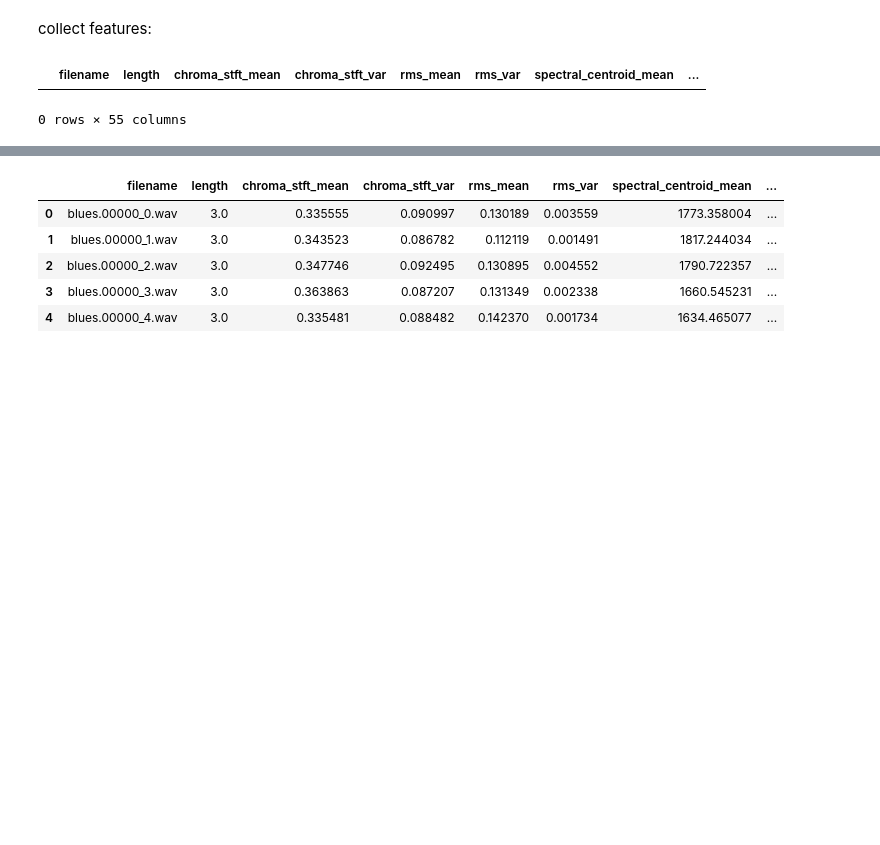
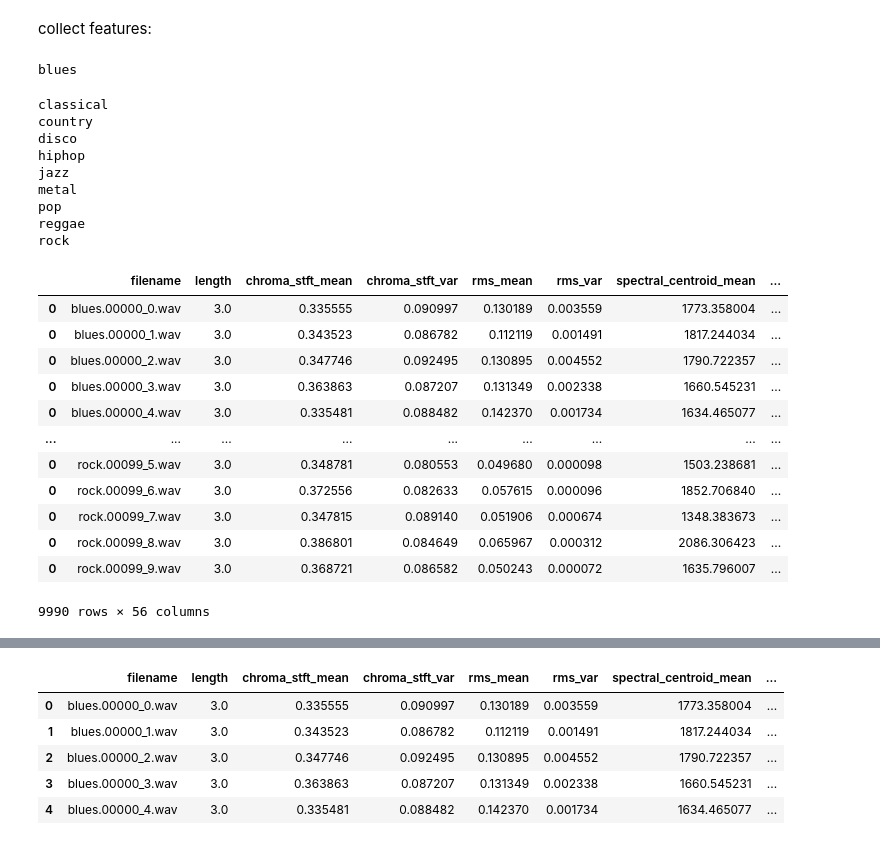
Before and after one commit to puffsheep/ECE460J_Final_Project, a Jupyter notebook: GTZAN_stuff.ipynb, the cells around one changed output, grey strips where cells are left out. Cells and saved outputs as stored; diff of their text form; code cells hidden in the pictures; blank space fills up the shorter version.

```diff
--- a/GTZAN_stuff.ipynb
+++ b/GTZAN_stuff.ipynb
@@ -27,6 +27,8 @@ features = [
     'rolloff_var',
     'zero_crossing_rate_mean',
     'zero_crossing_rate_var',
+    'harmony_mean',
+    'harmony_var',
     'tempo',
     'mfcc1_mean',
     'mfcc1_var',
@@ -77,6 +79,7 @@ labels = [
     'disco',
     'hiphop',
     'jazz',
+    'kpop',
     'metal',
     'pop',
     'reggae',
@@ -87,7 +90,7 @@ for label in labels:
     for i in range(0,100):
 
         file = "Data/genres_original/{}/{}.000{}.wav".format(label,label, i if i>9 else "0"+str(i))
-        print(file)
+        #print(file)
 
         if (file != "Data/genres_original/jazz/jazz.00054.wav"): # jazz 54 is corrupt?
 
@@ -97,5 +100,6 @@ for label in labels:
 
             for i, chunk in enumerate(chunks):
                 chunk_name = "{}_{}.wav".format(file.replace(".wav","").replace("genres_original","genres_3sec"),i)
-                print ("exporting", chunk_name)
-                chunk.export(chunk_name, format="wav")
+                if("_10" not in chunk_name):
+                    #print ("exporting", chunk_name)
+                    chunk.export(chunk_name, format="wav")
@@ -144,11 +130,9 @@ def get_features(file):
     zero_crossing_rate_mean = librosa.feature.zero_crossing_rate(y).mean()
     zero_crossing_rate_var = librosa.feature.zero_crossing_rate(y).var()
 
-    #chroma_cens_mean = librosa.feature.chroma_cens(y=y, sr=sr).mean()
-    #chroma_cens_var = librosa.feature.chroma_cens(y=y, sr=sr).var()
-
-    #perceptr_mean = 3
-    #perceptr_var = 3
+    harmonic,percussive = librosa.effects.hpss(y)
+    harmony_mean = np.mean(harmonic)
+    harmony_var = np.var(harmonic)
 
     onset_env = librosa.onset.onset_strength(y=y, sr=sr)
     tempo = librosa.feature.tempo(onset_envelope=onset_env, sr=sr)[0]
@@ -168,6 +152,10 @@ def get_features(file):
         rolloff_var ,
         zero_crossing_rate_mean ,
         zero_crossing_rate_var ,
+
+        harmony_mean,
+        harmony_var,
+
         tempo
     ]
 
@@ -185,10 +173,42 @@ def get_features(file):
     )
 
     return record
-# %%
-collected = pd.DataFrame(data=None, columns=features)
-collected
-# %% [output]
-|  | filename | length | chroma_stft_mean | chroma_stft_var | rms_mean | rms_var | spectral_centroid_mean | ... |
-0 rows × 55 columns
+# %%
+collected_samples = pd.DataFrame(data=None, columns=(features + ['label']) )
+
+for label in labels:
+    print(label)
+    for filename in os.listdir("Data/genres_3sec/{}/".format(label)):
+        f = os.path.join("Data/genres_3sec/{}/".format(label), filename)
+        rec = get_features(f)
+        rec['label'] = f.split("/")[2]
+        rec['filename'] = f.split("/")[3]
+        collected_samples = pd.concat([collected_samples, rec])
+        #print(collected_samples)
+
+collected_samples
+# %% [output]
+blues
+classical
+country
+disco
+hiphop
+jazz
+metal
+pop
+reggae
+rock
+|  | filename | length | chroma_stft_mean | chroma_stft_var | rms_mean | rms_var | spectral_centroid_mean | ... |
+| 0 | blues.00000_0.wav | 3.0 | 0.335555 | 0.090997 | 0.130189 | 0.003559 | 1773.358004 | ... |
+| 0 | blues.00000_1.wav | 3.0 | 0.343523 | 0.086782 | 0.112119 | 0.001491 | 1817.244034 | ... |
+| 0 | blues.00000_2.wav | 3.0 | 0.347746 | 0.092495 | 0.130895 | 0.004552 | 1790.722357 | ... |
+| 0 | blues.00000_3.wav | 3.0 | 0.363863 | 0.087207 | 0.131349 | 0.002338 | 1660.545231 | ... |
+| 0 | blues.00000_4.wav | 3.0 | 0.335481 | 0.088482 | 0.142370 | 0.001734 | 1634.465077 | ... |
+| ... | ... | ... | ... | ... | ... | ... | ... | ... |
+| 0 | rock.00099_5.wav | 3.0 | 0.348781 | 0.080553 | 0.049680 | 0.000098 | 1503.238681 | ... |
+| 0 | rock.00099_6.wav | 3.0 | 0.372556 | 0.082633 | 0.057615 | 0.000096 | 1852.706840 | ... |
+| 0 | rock.00099_7.wav | 3.0 | 0.347815 | 0.089140 | 0.051906 | 0.000674 | 1348.383673 | ... |
+| 0 | rock.00099_8.wav | 3.0 | 0.386801 | 0.084649 | 0.065967 | 0.000312 | 2086.306423 | ... |
+| 0 | rock.00099_9.wav | 3.0 | 0.368721 | 0.086582 | 0.050243 | 0.000072 | 1635.796007 | ... |
+9990 rows × 56 columns
 # %%
```
Also changed, not shown: parts of 9 cells of this notebook.
